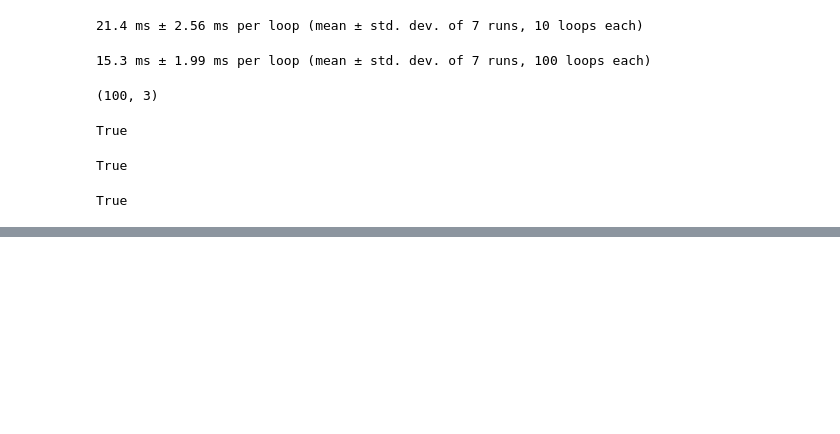
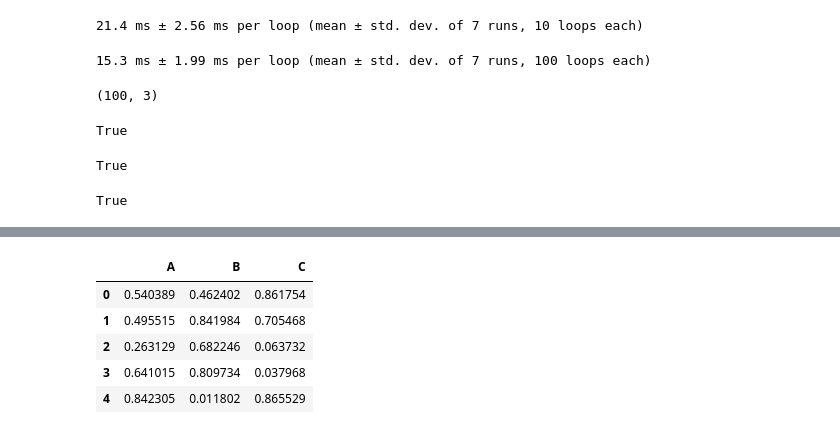
Before and after one commit to SpIIIII/jupyter-repo, a Jupyter notebook: Python Data Science Cookbook/Main.ipynb, the cells around one changed output, grey strips where cells are left out. Drawn from its saved outputs; the diff is of its cells as text; code cells hidden in the pictures; blank space fills up the shorter version.

```diff
--- a/Python Data Science Cookbook/Main.ipynb
+++ b/Python Data Science Cookbook/Main.ipynb
@@ -168,0 +218,9 @@ True
+# %%
+df.head()
+# %% [output]
+|  | A | B | C |
+| 0 | 0.540389 | 0.462402 | 0.861754 |
+| 1 | 0.495515 | 0.841984 | 0.705468 |
+| 2 | 0.263129 | 0.682246 | 0.063732 |
+| 3 | 0.641015 | 0.809734 | 0.037968 |
+| 4 | 0.842305 | 0.011802 | 0.865529 |
```
Also changed, not shown: parts of 11 cells of this notebook.
